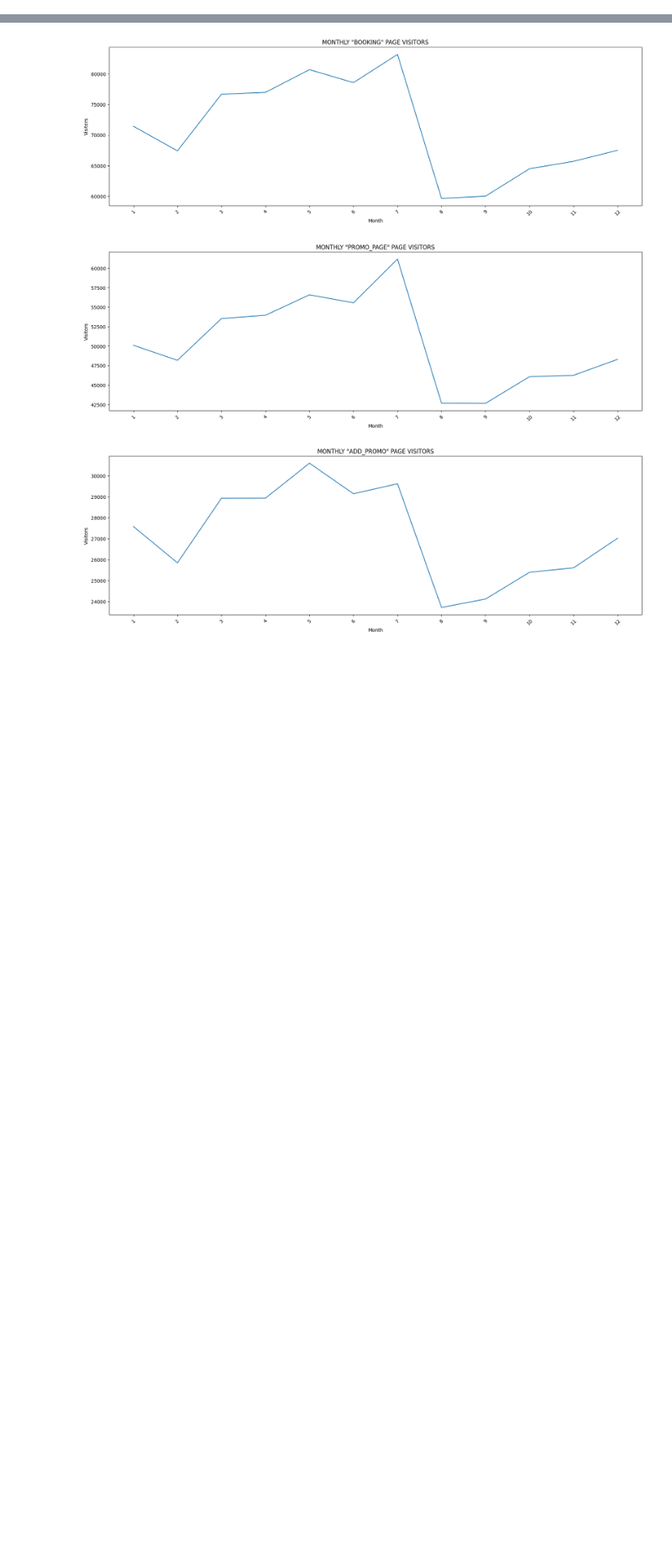
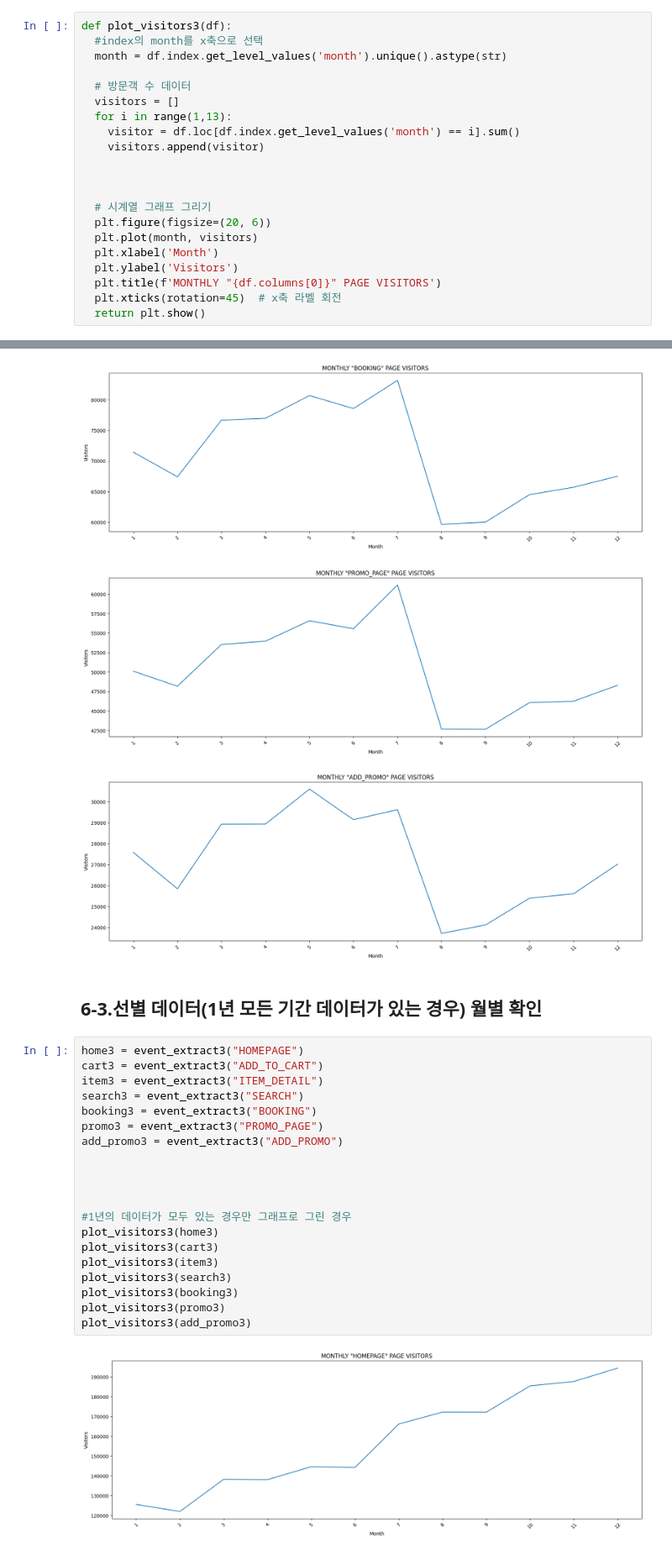
Before and after one commit to NARAEIM/tp2-da, a Jupyter notebook: 유하민.ipynb, the cells around one changed output, grey strips where cells are left out. Shown at 84% size. Cells and saved outputs as stored; diff of their text form; blank space fills up the shorter version.

```diff
--- a/유하민.ipynb
+++ b/유하민.ipynb
@@ -176,3 +197,24 @@ def plot_visitors2(df):
+# %%
+def plot_visitors3(df):
+  #index의 month를 x축으로 선택
+  month = df.index.get_level_values('month').unique().astype(str)
+
+  # 방문객 수 데이터
+  visitors = []
+  for i in range(1,13):
+    visitor = df.loc[df.index.get_level_values('month') == i].sum()
+    visitors.append(visitor)
+
+
+
+  # 시계열 그래프 그리기
+  plt.figure(figsize=(20, 6))
+  plt.plot(month, visitors)
+  plt.xlabel('Month')
+  plt.ylabel('Visitors')
+  plt.title(f'MONTHLY "{df.columns[0]}" PAGE VISITORS')
+  plt.xticks(rotation=45)  # x축 라벨 회전
+  return plt.show()
 # %% [markdown]
 # 2.click_stream
 # %%
@@ -731,3 +777,27 @@ plot_visitors2(add_promo2)
 [figure]
 [figure]
 [figure]
+# %% [markdown]
+## 6-3.선별 데이터(1년 모든 기간 데이터가 있는 경우) 월별 확인
+# %%
+home3 = event_extract3("HOMEPAGE")
+cart3 = event_extract3("ADD_TO_CART")
+item3 = event_extract3("ITEM_DETAIL")
+search3 = event_extract3("SEARCH")
+booking3 = event_extract3("BOOKING")
+promo3 = event_extract3("PROMO_PAGE")
+add_promo3 = event_extract3("ADD_PROMO")
+
+
+
+
+#1년의 데이터가 모두 있는 경우만 그래프로 그린 경우
+plot_visitors3(home3)
+plot_visitors3(cart3)
+plot_visitors3(item3)
+plot_visitors3(search3)
+plot_visitors3(booking3)
+plot_visitors3(promo3)
+plot_visitors3(add_promo3)
+# %% [output]
+[figure, added]
```
Also changed, not shown: parts of 10 cells of this notebook.
